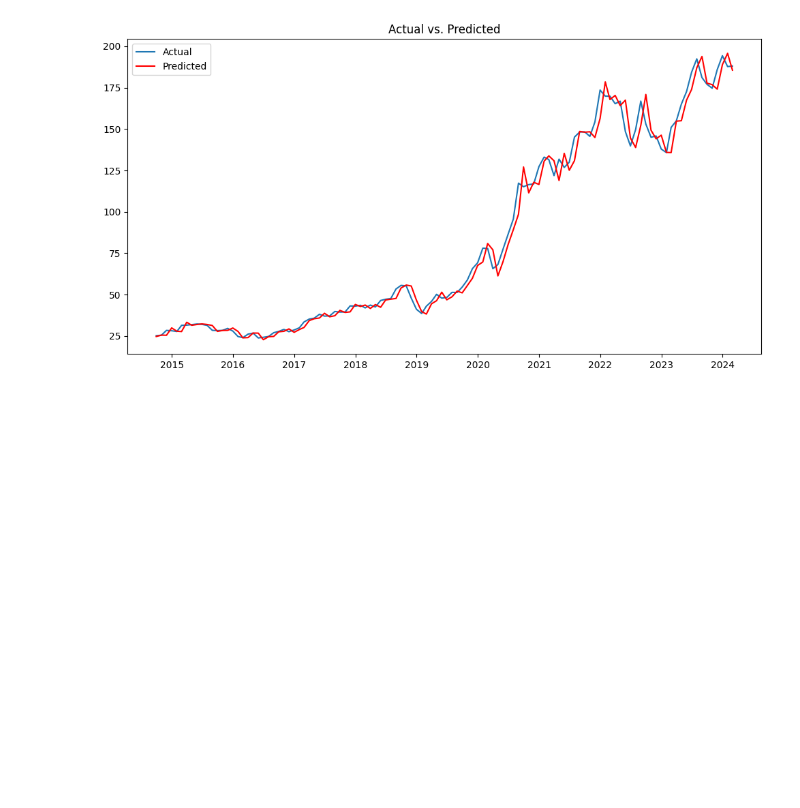
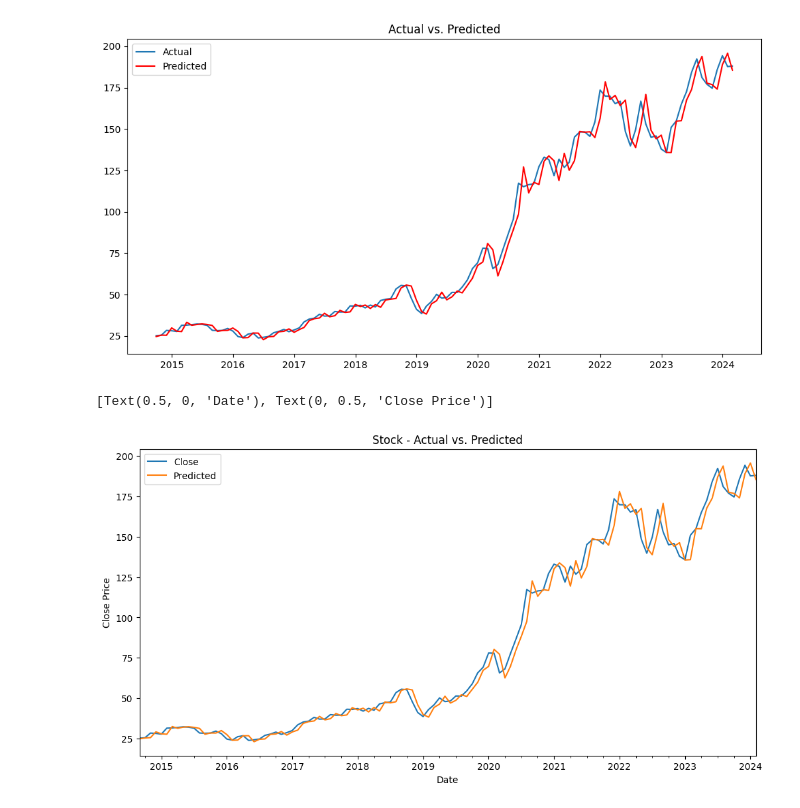
Before and after one commit to syX113/HWZ-CAS-ML-Finance, a Jupyter notebook: Block4/Exercises/Exercise1.ipynb, the cells around one changed output. Drawn from its saved outputs; the diff is of its cells as text; code cells hidden in the pictures; blank space fills up the shorter version.

```diff
--- a/Block4/Exercises/Exercise1.ipynb
+++ b/Block4/Exercises/Exercise1.ipynb
@@ -560,3 +540,21 @@ plt.show()
 # %% [output]
 The Mean Squared Error of forecasts is 39.53951131551731
 [figure]
+# %%
+# Easier approch
+start=len(train)
+end=len(train)+len(test)-1
+predictions = model_fit.predict(start=start, end=end, dynamic=False, typ='levels').rename('Predicted')
+
+# Plot predictions against known values
+title = 'Stock - Actual vs. Predicted'
+ylabel='Close Price'
+xlabel='Date'
+
+ax = test.plot(legend=True,figsize=(12,6),title=title)
+predictions.plot(legend=True)
+ax.autoscale(axis='x',tight=True)
+ax.set(xlabel=xlabel, ylabel=ylabel)
+# %% [output]
+[Text(0.5, 0, 'Date'), Text(0, 0.5, 'Close Price')]
+[figure, added]
```
Also changed, not shown: parts of 6 cells of this notebook, 1 other file.
